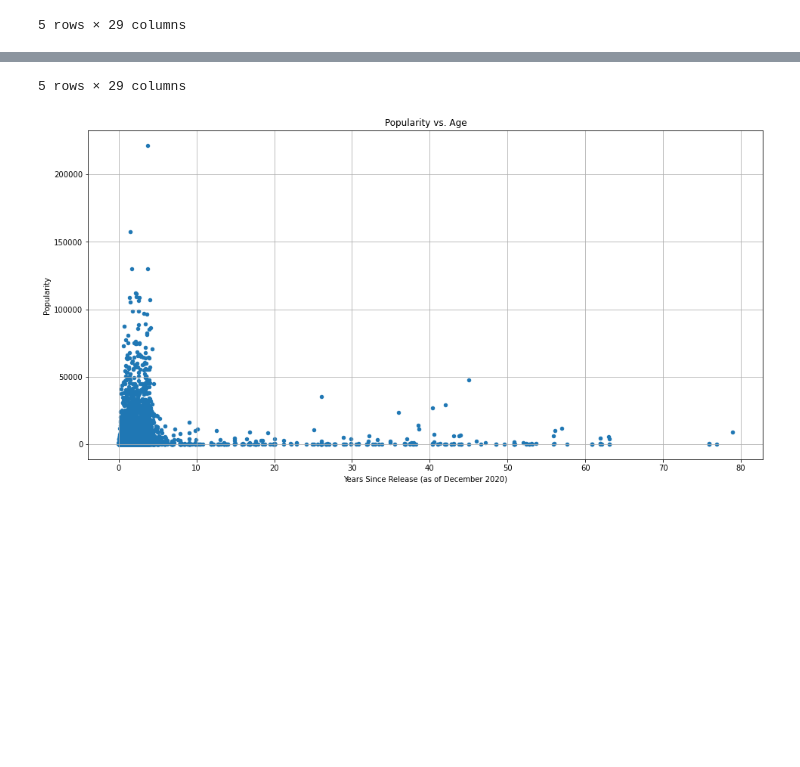
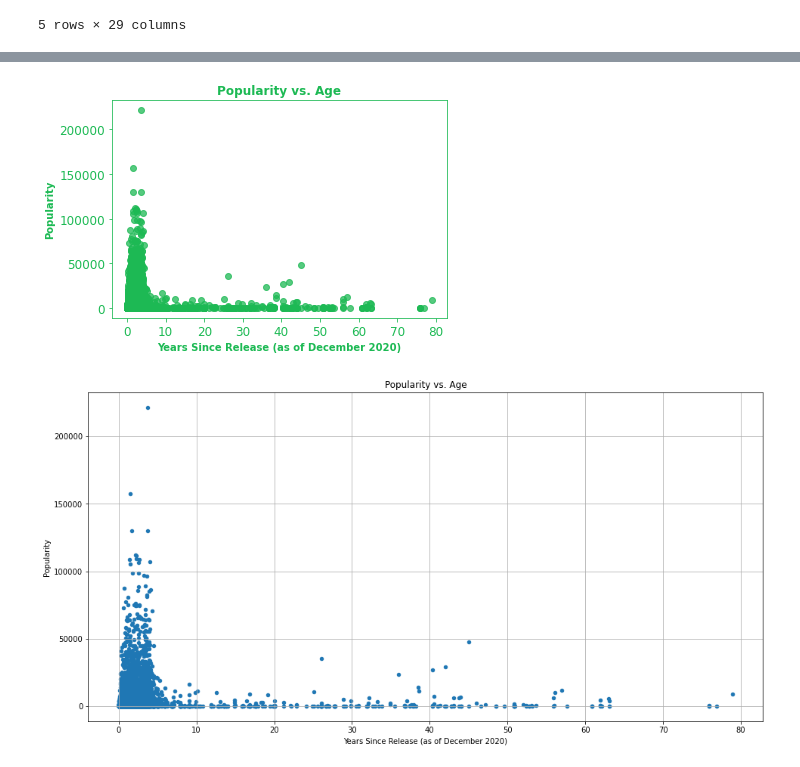
Before and after one commit to johnsilb/Project_1, a Jupyter notebook: Conrad Project 1.ipynb, the cells around one changed output, grey strips where cells are left out. Cells and saved outputs as stored; diff of their text form; code cells hidden in the pictures; blank space fills up the shorter version.

```diff
--- a/Conrad Project 1.ipynb
+++ b/Conrad Project 1.ipynb
@@ -90,4 +92,12 @@ See the caveats in the documentation: https://pandas.pydata.org/pandas-docs/stab
 | 80 | Global | https://open.spotify.com/track/7n... | 244.95 | talking to myself | Linkin Park | album | alternative metal | 17132813.0 | False | ... |
 5 rows × 29 columns
 # %%
+plt.scatter(spotify_global["Years Since Release"], spotify_global["Popularity"], marker="o", facecolors="#1DB954", edgecolors="#1DB954",
+            alpha=0.75)
+plt.title("Popularity vs. Age", weight='bold', color="#1DB954")
+plt.xlabel("Years Since Release (as of December 2020)", weight='bold', color="#1DB954")
+plt.ylabel("Popularity", weight='bold', color="#1DB954")
+plt.tick_params(axis='x', colors="#1DB954", labelsize=12)
+plt.tick_params(axis='y', colors="#1DB954", labelsize=12)
+plt.savefig('temp.png', transparent=True, dpi=500)
 # %% [output]
@@ -100,4 +104,4 @@ See the caveats in the documentation: https://pandas.pydata.org/pandas-docs/stab
-5 rows × 29 columns
+[figure, added]
 # %%
 spotify_global.plot(kind="scatter", x="Years Since Release", y="Popularity", grid=True, figsize=(16,8),
               title="Popularity vs. Age")
```
Also changed, not shown: parts of 6 cells of this notebook.
